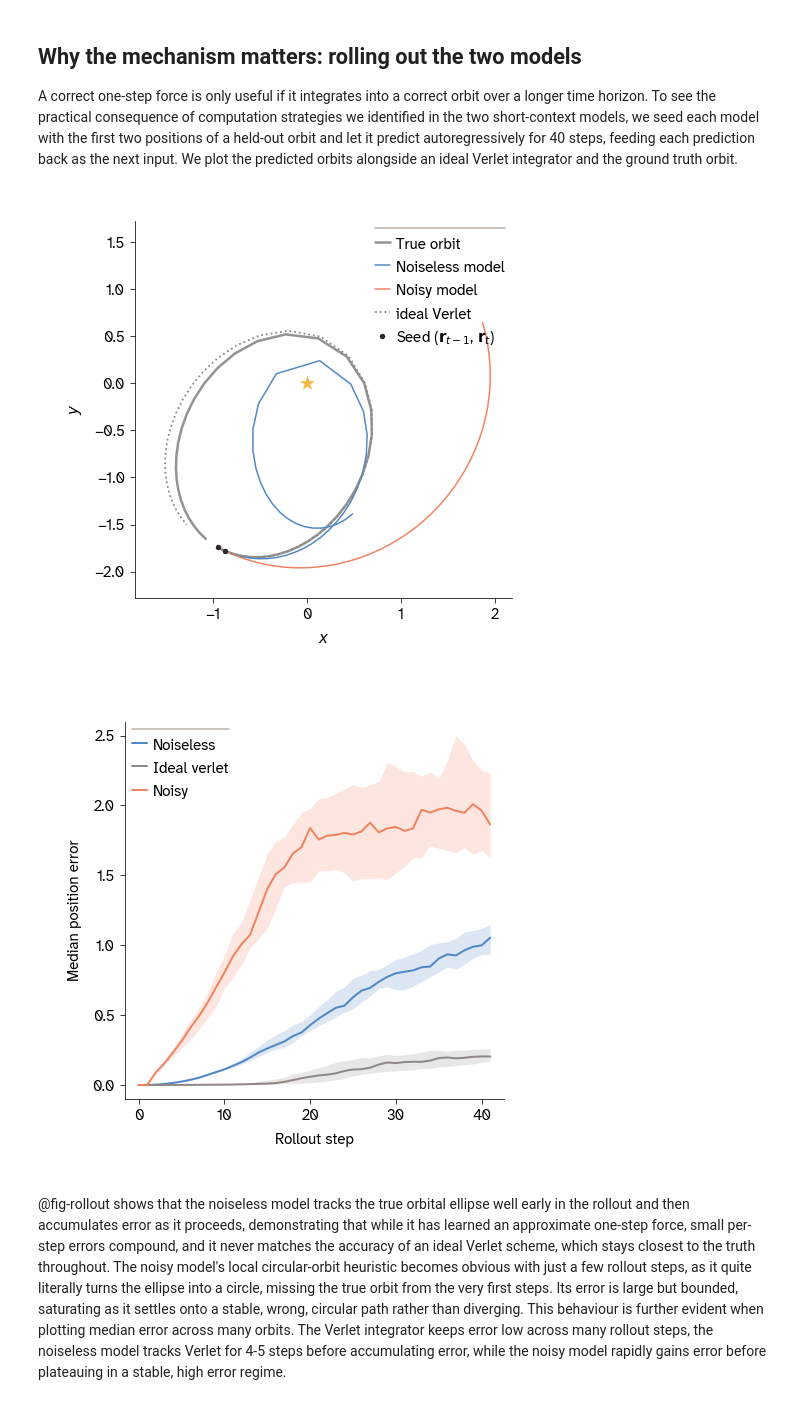
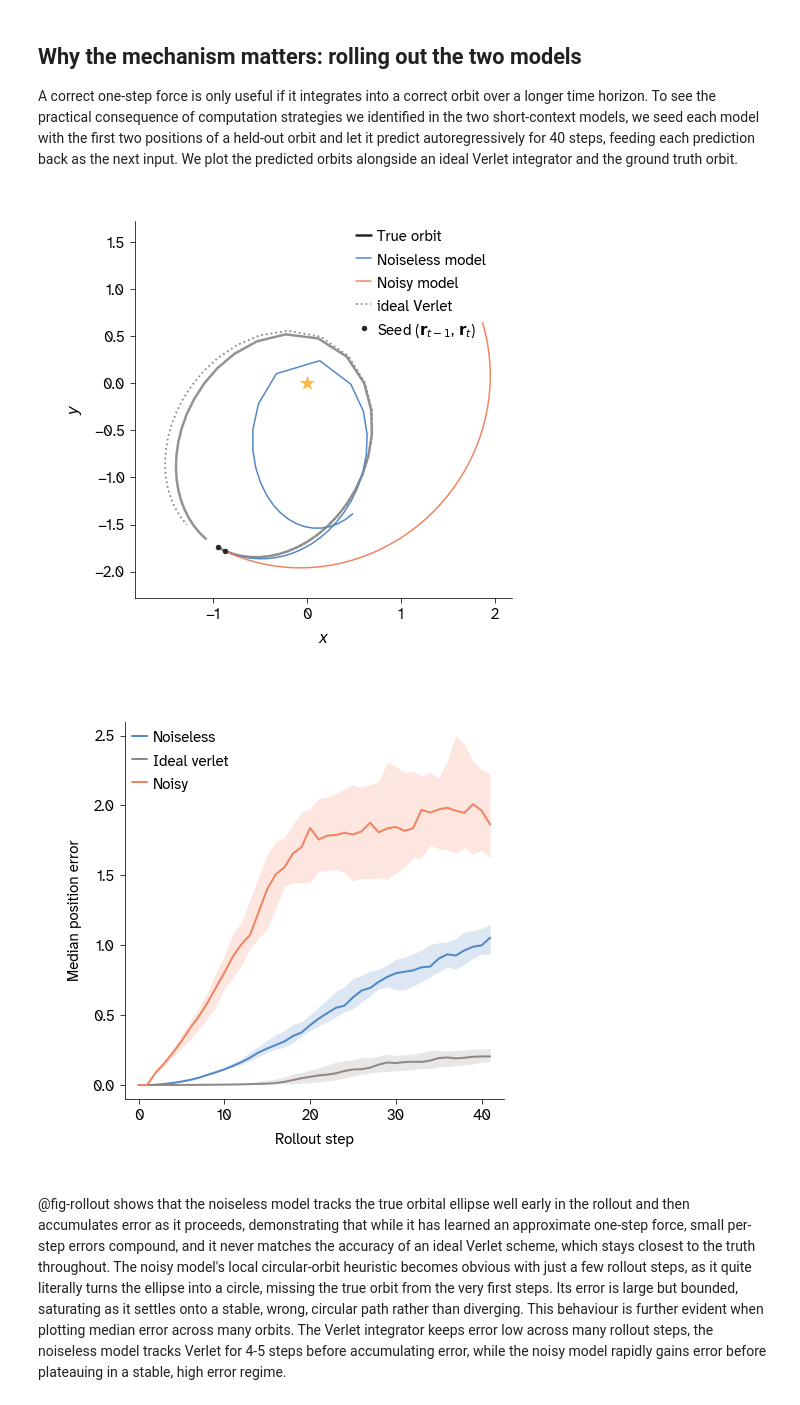
Before and after one commit to Arcadia-Science/world-model-orbits, a Jupyter notebook: index.ipynb, the cells around one changed output. Drawn from its saved outputs; the diff is of its cells as text; code cells hidden in the pictures.

```diff
--- a/index.ipynb
+++ b/index.ipynb
@@ -849,38 +831,38 @@ C_NOISY  = ARC_CORAL;      C_VERLET    = str(apc.bark)
 fig, ax = plt.subplots(figsize=PANEL)
 ax.plot(seg[:, 0], seg[:, 1], '-', color=C_TRUE, lw=2.5, alpha=0.5, label='true orbit')
 ax.plot(rn[:, 0], rn[:, 1], '-', color=C_NOISELESS, lw=1.5, label='noiseless model')
 ax.plot(rx[:, 0], rx[:, 1], '-', color=C_NOISY,     lw=1.5, label='noisy model')
 ax.plot(rv[:, 0], rv[:, 1], ':', color=C_VERLET,    lw=1.8, label='ideal Verlet')
 ax.scatter(0, 0, marker='*', s=250, color=str(apc.canary), edgecolor=str(apc.crow), zorder=5)
 ax.scatter(s[:, 0], s[:, 1], color=C_TRUE, s=30, zorder=5,
            label=r'seed ($\mathbf{r}_{t-1}$, $\mathbf{r}_t$)')
 ax.set_aspect('equal')
 # Square the data box so this equal-aspect panel ends up the same shape as the
 # error curve beside it (otherwise the orbit's 1.3:1 extent sets the output
 # aspect and the two panels mismatch). The slack is anchored above the data,
 # which is also where the legend then sits clear of every trajectory.
 _pts = np.vstack([seg, rn, rx, rv, [[0.0, 0.0]]])
 _span = 1.16 * max(np.ptp(_pts[:, 0]), np.ptp(_pts[:, 1]))
 _x0 = _pts[:, 0].min() - 0.08 * _span
 _y0 = _pts[:, 1].min() - 0.08 * _span
 ax.set_xlim(_x0, _x0 + _span); ax.set_ylim(_y0, _y0 + _span)
 ax.set_xlabel(r'$x$'); ax.set_ylabel(r'$y$')
-ax.legend(frameon=False, loc='upper right')
-apc.mpl.style_plot(ax)
+ax.legend(frameon=False, loc='upper right', bbox_to_anchor=(0.95, 1.0))
+style_panel(ax)
 plt.show()
 
 fig, ax = plt.subplots(figsize=PANEL)
 for name, c in [('Noiseless', C_NOISELESS), ('Ideal Verlet', C_VERLET), ('Noisy', C_NOISY)]:
     med, lo, hi = median_ci(errs[name], seed=SEED)
     ax.plot(step, med, color=c, lw=2, label=name.lower())
     ax.fill_between(step, lo, hi, color=c, alpha=0.2)
 ax.set_xlabel('rollout step'); ax.set_ylabel('median position error')
 ax.legend(frameon=False)
-apc.mpl.style_plot(ax)
+style_panel(ax)
 plt.show()
 # %% [output]
-[figure, old version]
+[figure, new version]
-[figure, old version]
+[figure, new version]
 # %% [markdown]
 @fig-rollout shows that the noiseless model tracks the true orbital ellipse well early in the rollout and then accumulates error as it proceeds, demonstrating that while it has learned an approximate one-step force, small per-step errors compound, and it never matches the accuracy of an ideal Verlet scheme, which stays closest to the truth throughout. The noisy model's local circular-orbit heuristic becomes obvious with just a few rollout steps, as it quite literally turns the ellipse into a circle, missing the true orbit from the very first steps. Its error is large but bounded, saturating as it settles onto a stable, wrong, circular path rather than diverging. This behaviour is further evident when plotting median error across many orbits. The Verlet integrator keeps error low across many rollout steps, the noiseless model tracks Verlet for 4-5 steps before accumulating error, while the noisy model rapidly gains error before plateauing in a stable, high error regime.
 # %% [markdown]
```
Also changed, not shown: parts of 19 cells of this notebook, 2 other files.
